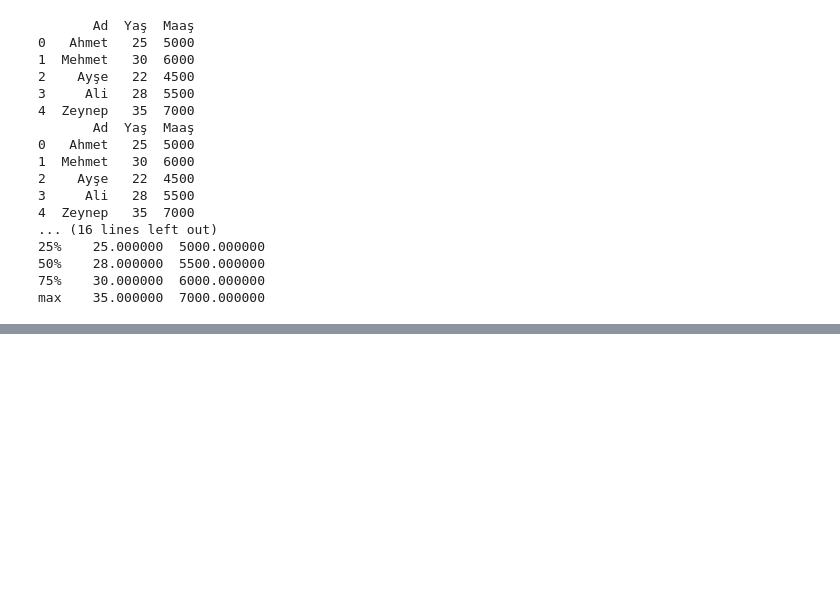
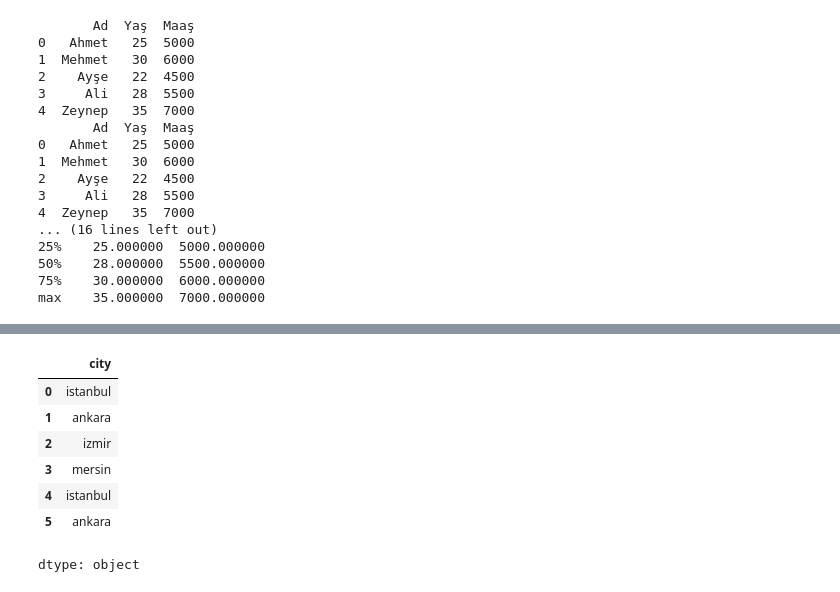
Before and after one commit to ayzezzz/Pupilica-AI-Bootcamp-Notes, a Jupyter notebook: pandas_operations.ipynb, the cells around one changed output, grey strips where cells are left out. Cells and saved outputs as stored; diff of their text form; code cells hidden in the pictures; blank space fills up the shorter version.

```diff
--- a/pandas_operations.ipynb
+++ b/pandas_operations.ipynb
@@ -182,0 +223,13 @@ max    35.000000  7000.000000
+# %%
+# dataframe içerisine yeni sutun ekleme
+veri["city"] = ["istanbul","ankara","izmir","mersin","istanbul","ankara"]
+veri["city"]
+# %% [output]
+|  | city |
+| 0 | istanbul |
+| 1 | ankara |
+| 2 | izmir |
+| 3 | mersin |
+| 4 | istanbul |
+| 5 | ankara |
+dtype: object
```
Also changed, not shown: parts of 10 cells of this notebook, 1 other file.
